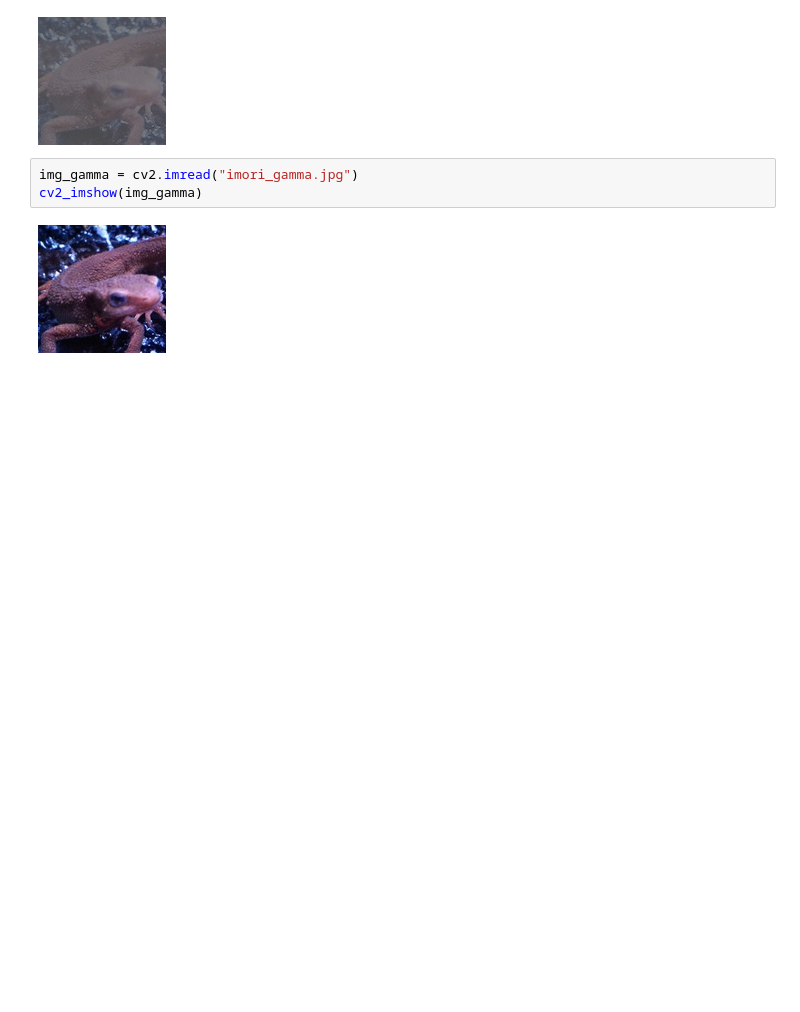
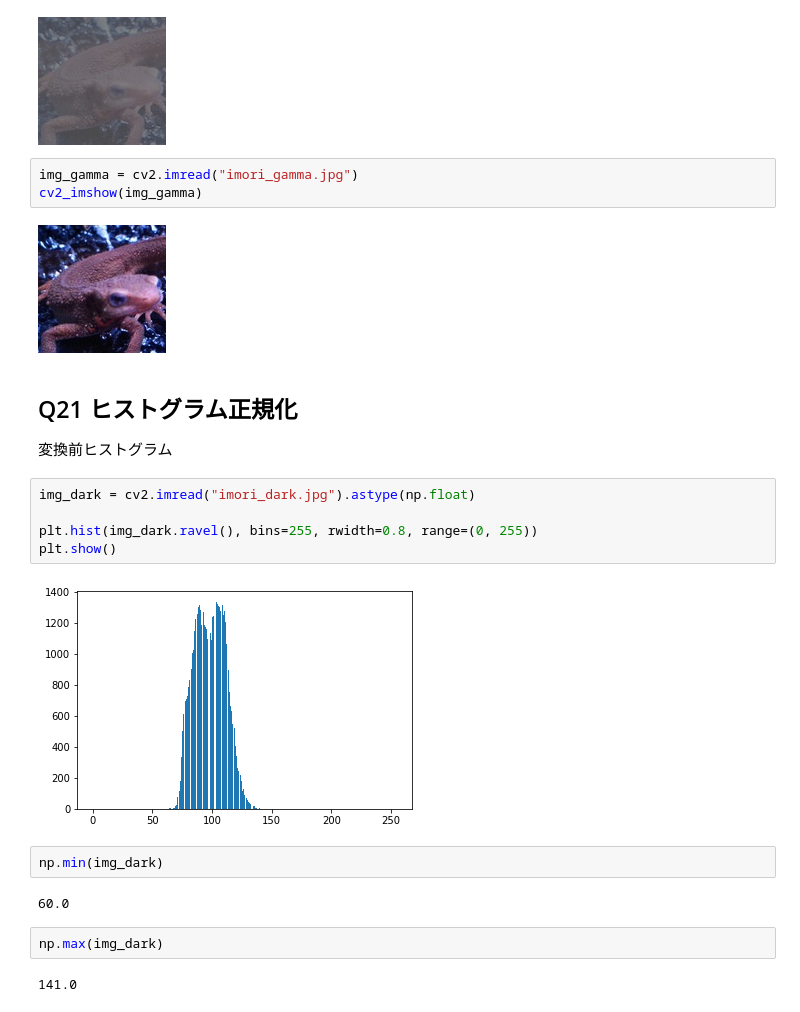
Before and after one commit to whatalnk/Gasyori100knock, a Jupyter notebook: notebooks/Question_21_30.ipynb, the cells around one changed output. Saved outputs shown, nothing was run; the diff lists cells and outputs as text; blank space fills up the shorter version.

Commit message:
Q21 histogram normalization

```diff
--- a/notebooks/Question_21_30.ipynb
+++ b/notebooks/Question_21_30.ipynb
@@ -74,3 +74,22 @@ img_gamma = cv2.imread("imori_gamma.jpg")
 cv2_imshow(img_gamma)
 # %% [output]
 [figure]
+# %% [markdown]
+## Q21 ヒストグラム正規化
+
+変換前ヒストグラム
+# %%
+img_dark = cv2.imread("imori_dark.jpg").astype(np.float)
+
+plt.hist(img_dark.ravel(), bins=255, rwidth=0.8, range=(0, 255))
+plt.show()
+# %% [output]
+[figure, added]
+# %%
+np.min(img_dark)
+# %% [output]
+60.0
+# %%
+np.max(img_dark)
+# %% [output]
+141.0
```
Also changed, not shown: parts of 8 cells of this notebook.
